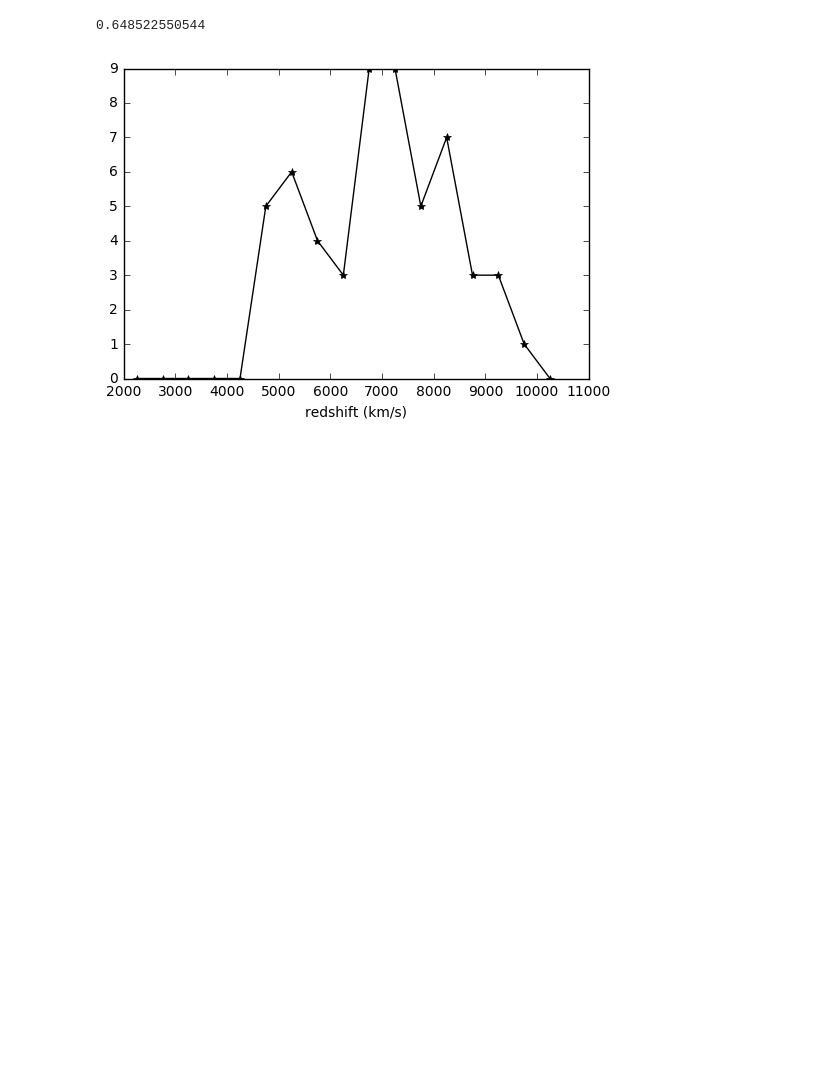
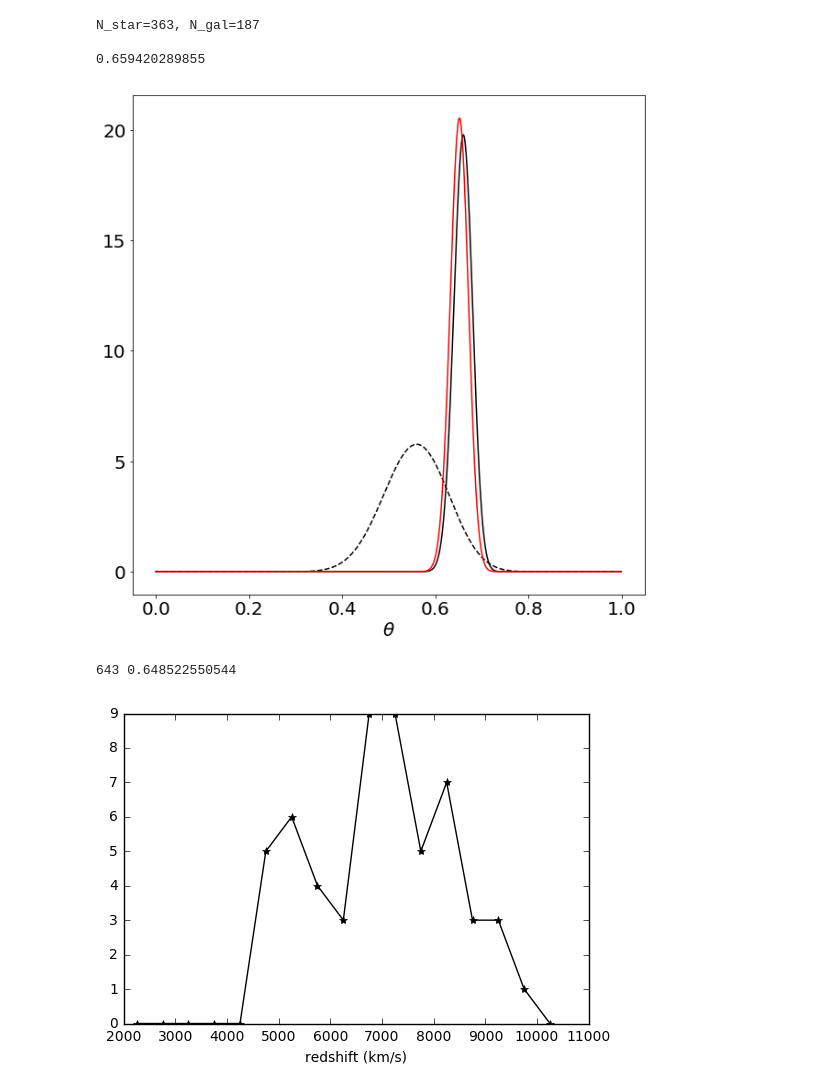
Before and after one commit to liuchaonaoc/Astrostatistics_old2, a Jupyter notebook: SingleParamsModel.ipynb, the cells around one changed output. Drawn from its saved outputs; the diff is of its cells as text; code cells hidden in the pictures; blank space fills up the shorter version.

```diff
--- a/SingleParamsModel.ipynb
+++ b/SingleParamsModel.ipynb
@@ -52,6 +90,34 @@ N_star=270, N_gal=130
+# %%
+#when data increases prior play less role
+alpha = Nstar+1
+beta = N-Nstar+1
+
+types = sdss.type[50:600]
+Nstar2 = np.sum(types==3)
+N2 = 550
+print 'N_star=%(d1)d, N_gal=%(d2)d\n' % {'d1':Nstar2,'d2':np.sum(types==6)}
+E_th_y = (Nstar2+1.)/(N2+2.)
+print E_th_y
+#uniform prior
+p2_0 = stats.beta.pdf(theta,Nstar2+1,N2-Nstar2+1)
+#conjugate prior
+p2 = stats.beta.pdf(theta,Nstar2+alpha,N2-Nstar2+beta)
+
+fig = plt.figure(figsize=[10,10])
+ax = fig.add_subplot(111)
+ax.plot(theta,p,'k--')
+ax.plot(theta,p2_0,'k-')
+ax.plot(theta,p2,'r-')
+ax.set_xlabel(r'$\theta$',fontsize=20)
+fig.show()
+# %% [output]
+N_star=363, N_gal=187
+
+0.659420289855
+[figure, added]
 # %%
 Nstar0 = np.sum(sdss.type==3)
-print Nstar0/np.float(len(sdss.type))
+print len(sdss.type),Nstar0/np.float(len(sdss.type))
 # %% [output]
-0.648522550544
+643 0.648522550544
 # %%
```
Also changed, not shown: parts of 9 cells of this notebook.
